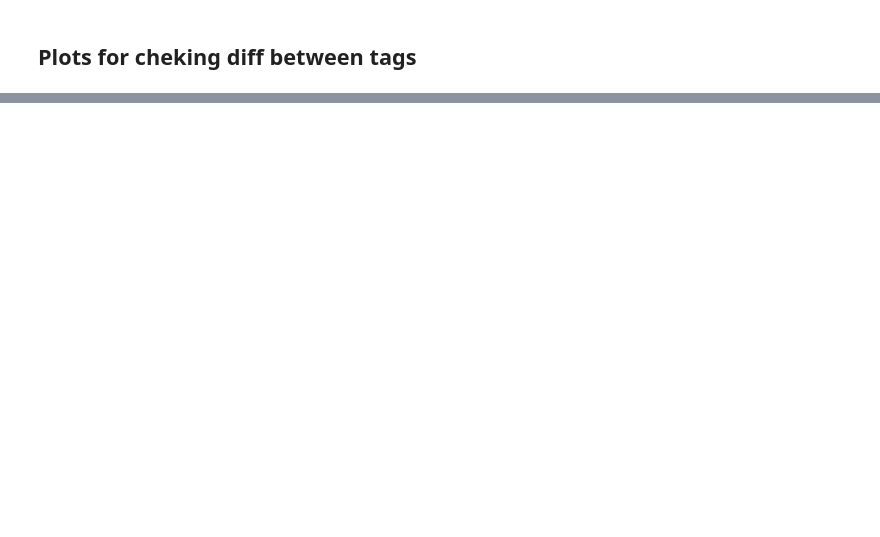
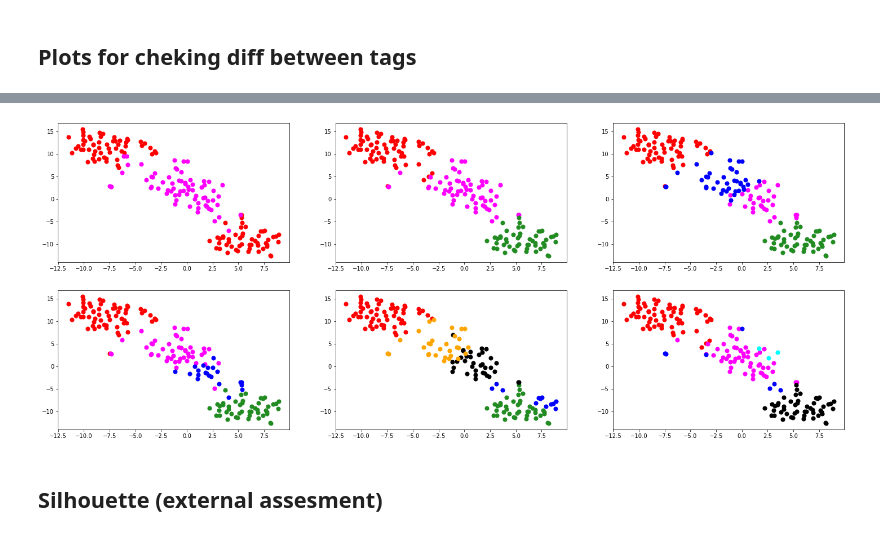
Before and after one commit to DubKoldun/university-courses, a Jupyter notebook: MachineLearning/Clust/Clust.ipynb, the cells around one changed output, grey strips where cells are left out. Saved outputs shown, nothing was run; the diff lists cells and outputs as text; code cells hidden in the pictures; blank space fills up the shorter version.

```diff
--- a/MachineLearning/Clust/Clust.ipynb
+++ b/MachineLearning/Clust/Clust.ipynb
@@ -201,0 +190,29 @@ cluster_inds
+# %%
+fig, axs = plt.subplots(2,3)
+fig.set_figheight(10)
+fig.set_figwidth(25)
+
+def gen_new_scatters_1(objs_by_cl, ax):
+    if (len(objs_by_cl) > 7):
+        raise ValueError('Something went wrong')
+
+    colors = ['red', 'magenta', 'forestgreen', 'blue', 'black', 'orange', 'cyan']
+    for ix, o in enumerate(objs_by_cl):
+        if len(o) > 1:
+            ax.scatter(o[:,0], o[:,1], color=colors[ix], s=50)
+
+len(best_clusters)
+
+for ix in range(len(axs)):
+    for jx in range(len(axs[ix])):
+        if ix == 0:
+            gen_new_scatters_1(best_clusters[ix+jx], axs[ix][jx])
+        else:
+            gen_new_scatters_1(best_clusters[ix+jx+2], axs[ix][jx])
+
+
+plt.show()
+# %% [output]
+[figure, added]
+# %% [markdown]
+## Silhouette (external assesment)
```
Also changed, not shown: parts of 12 cells of this notebook.
